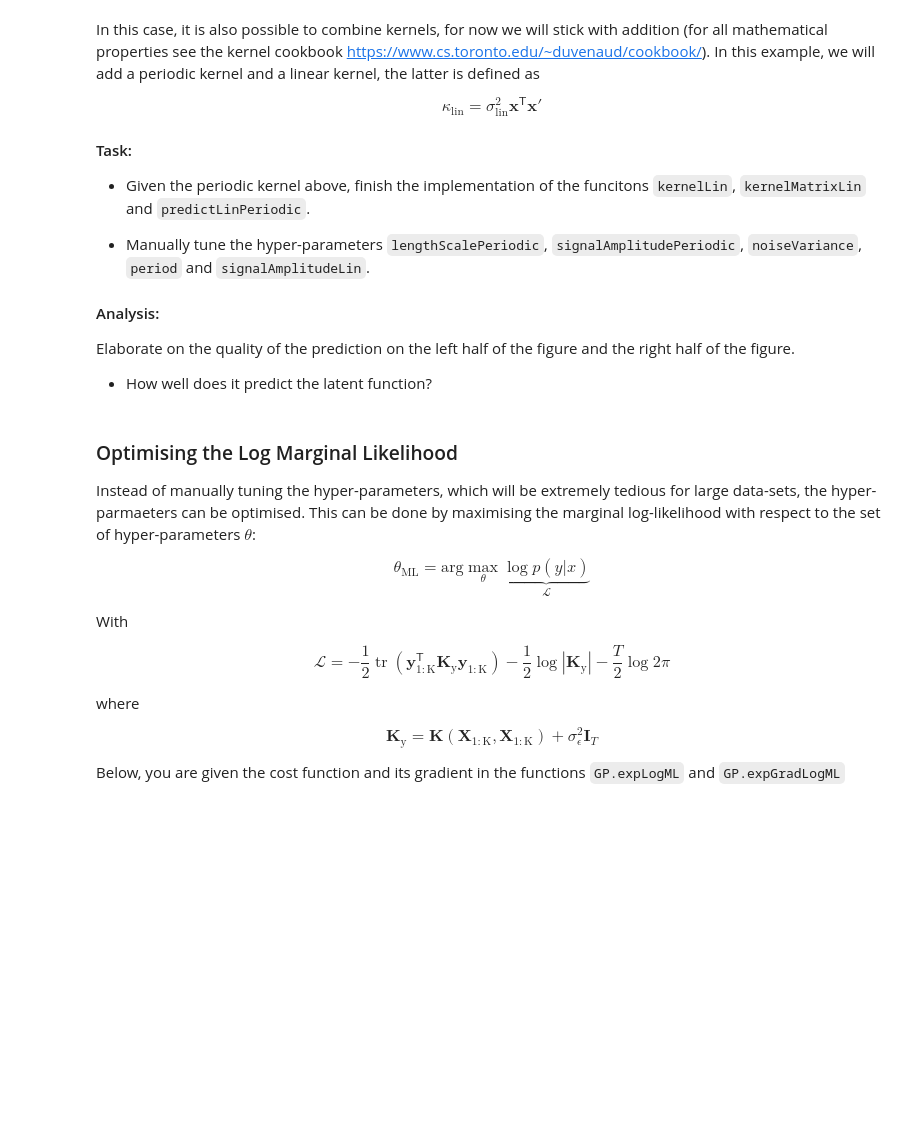
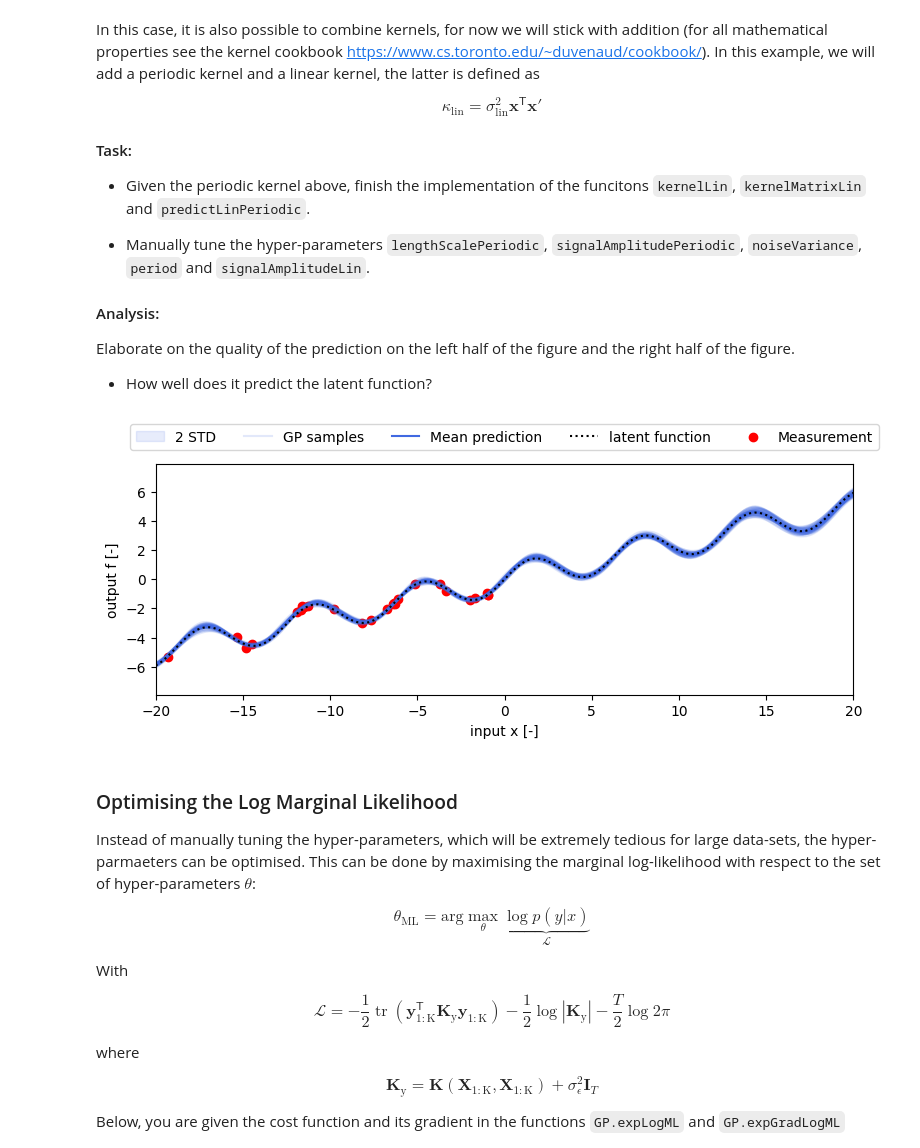
Before and after one commit to jackh1nes/PSF_Assignments, a Jupyter notebook: Assignment 3/assignment3_10.ipynb, the cells around one changed output. Drawn from its saved outputs; the diff is of its cells as text; code cells hidden in the pictures; blank space fills up the shorter version.

Commit message:
Alternate kernels + magnetic field map estimation

```diff
--- a/Assignment 3/assignment3_10.ipynb
+++ b/Assignment 3/assignment3_10.ipynb
@@ -632,7 +632,8 @@ def kernelLinear(x1, x2, signalAmplitudeLinear):
         K: Scalar kernel value of shape (1, 1)
     """
 
-    k = ""
+    k = signalAmplitudeLinear**2 * (x1.T @ x2)
+
     return k
 
 def kernelMatrixLinear(x1, x2, signalAmplitudeLinear):
@@ -648,8 +649,15 @@ def kernelMatrixLinear(x1, x2, signalAmplitudeLinear):
         K: Kernel matrix of shape (numInputs1, numInputs2)
 
     """
+    K = np.zeros((x1.shape[1], x2.shape[1]))
+    for i in range(x1.shape[1]):
+        for j in range(x2.shape[1]):
+            K[i, j] = kernelLinear(x1[:, i], x2[:, j], signalAmplitudeLinear)
 
-    K =""
+    jitter = 1e-8  # add jitter to make sure matrices are positive definite
+    if x1.shape[1] == x2.shape[1]:
+        K += jitter * np.eye(K.shape[0])
+
     return K
 
 def predictLinearPeriodic(xStar, xData, yData, lengthScalePeriodic, signalAmplitudePeriodic, period, signalAmplitudeLinear, noiseVariance):
@@ -657,36 +665,59 @@ def predictLinearPeriodic(xStar, xData, yData, lengthScalePeriodic, signalAmplit
     Compute the mean and covariance of the Gaussian Process Posterior defined by the sum of a Periodic Kernel and a Linear Kernel
     Args:
         xStar: Array of shape (numDim, numTestInputs) containing the input locations
         xData: Array of shape (numDim, numTrainInputs) containing the training input locations
         yData: Array of shape (numTrainInputs, 1) containing the training output values
         lengthScalePeriodic: Length scale hyperparameter for the Periodic Kernel.
         signalAmplitudePeriodic: signal amplitude hyperparameter for the Periodic Kernel.
         period: Period hyperparameter for the Periodic Kernel.
         signalAmplitudeLinear: signal amplitude hyperparameter for the Linear Kernel.
         noiseVariance: Noise variance hyperparameter for the Gaussian Process.
     Returns:
         mean: Array of shape (numTestInputs, 1) containing the mean of the Gaussian Process Posterior at the test input locations
         cov: Array of shape (numTestInputs, numTestInputs) containing the covariance of the Gaussian Process Posterior at the test input locations
 
     """
 
-    mean = ""
-    cov = ""
+    # compute kernels
+    KxLine = kernelMatrixLinear(xData, xData, signalAmplitudeLinear) + noiseVariance * np.eye(xData.shape[1])
+    kXStarLin = kernelMatrixLinear(xData, xStar, signalAmplitudeLinear)
+    kStarLin = kernelMatrixLinear(xStar, xStar, signalAmplitudeLinear)
+
+    KxPer = kernelMatrixPeriodic(xData, xData, lengthScalePeriodic, signalAmplitudePeriodic, period)
+    kXStarPer = kernelMatrixPeriodic(xData, xStar, lengthScalePeriodic, signalAmplitudePeriodic, period)
+    kStarPer = kernelMatrixPeriodic(xStar, xStar, lengthScalePeriodic, signalAmplitudePeriodic, period)
+
+    Kx = KxLine + KxPer
+    kXStar = kXStarLin + kXStarPer
+    kStar = kStarLin + kStarPer
+
+    L = np.linalg.cholesky(Kx)
+    transL = np.transpose(L) # transpose of L
+
+    a = np.linalg.solve(transL,np.linalg.solve(L, yData))
+
+    v = np.linalg.solve(L, kXStar)
+
+    mean = kXStar.T @ a
+    cov = kStar - np.transpose(v) @ v
+
     return mean, cov
 
 
-lengthScalePeriodic = .1
+lengthScalePeriodic = 1
 signalAmplitudePeriodic = 1
 noiseVariance = 0.01
 period = 4*np.pi
 signalAmplitudeLinear = .25
 
 ''' Code for plotting: Do not change code below '''
 xData = np.random.uniform(-20, 0, 25).reshape(1, -1)
 xPred = np.linspace(-20, 20, 250).reshape(1, -1)
 yData1D_v2 = helper.generateData(xData, 'linsin', addNoise = True)
 f, cov = predictLinearPeriodic(xPred, xData, yData1D_v2, lengthScalePeriodic, signalAmplitudePeriodic, period, signalAmplitudeLinear, noiseVariance)
 helper.makeGaussianProcessPredictionPlots(xData, yData1D_v2, xPred, f, cov, 'linsin')
+# %% [output]
+[figure, added]
 # %% [markdown]
 ### Optimising the Log Marginal Likelihood
 
```
Also changed, not shown: parts of 6 cells of this notebook.
